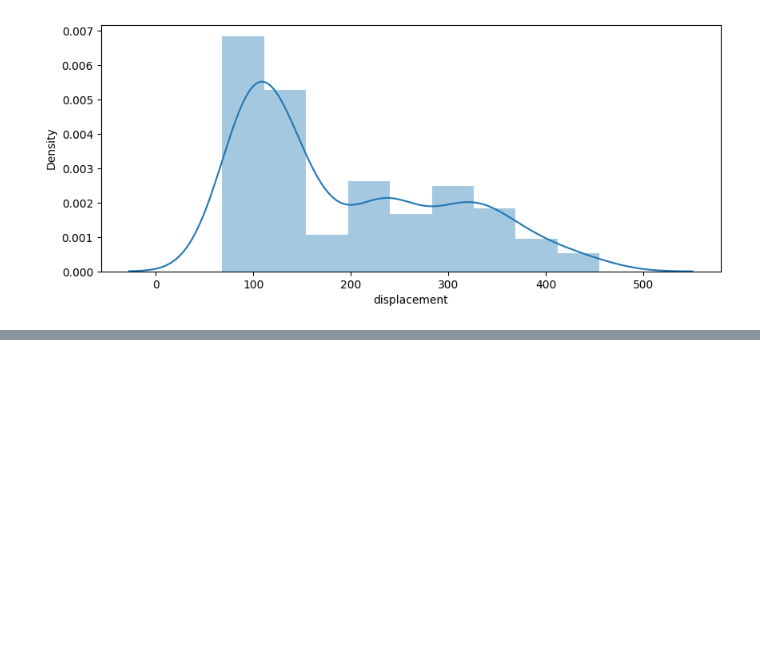
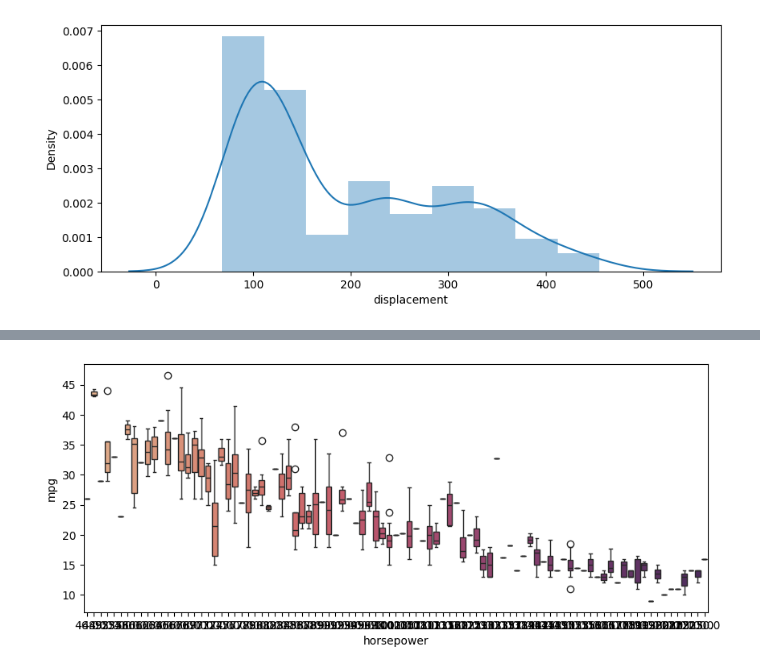
Before and after one commit to tshihab07/MPG-Forecasting-Model, a Jupyter notebook: MPG Forecasting Model.ipynb, the cells around one changed output, grey strips where cells are left out. Cells and saved outputs as stored; diff of their text form; code cells hidden in the pictures; blank space fills up the shorter version.

```diff
--- a/MPG Forecasting Model.ipynb
+++ b/MPG Forecasting Model.ipynb
@@ -210,0 +247,11 @@ plt.show()
+# %%
+# figure size
+plt.figure(figsize=(10, 4))
+
+# boxplot for mpg vs horsepower
+sns.boxplot(data=df, x= "horsepower", y = "mpg", palette="flare")
+
+# show the plot
+plt.show()
+# %% [output]
+[figure, added]
```
Also changed, not shown: parts of 9 cells of this notebook.
